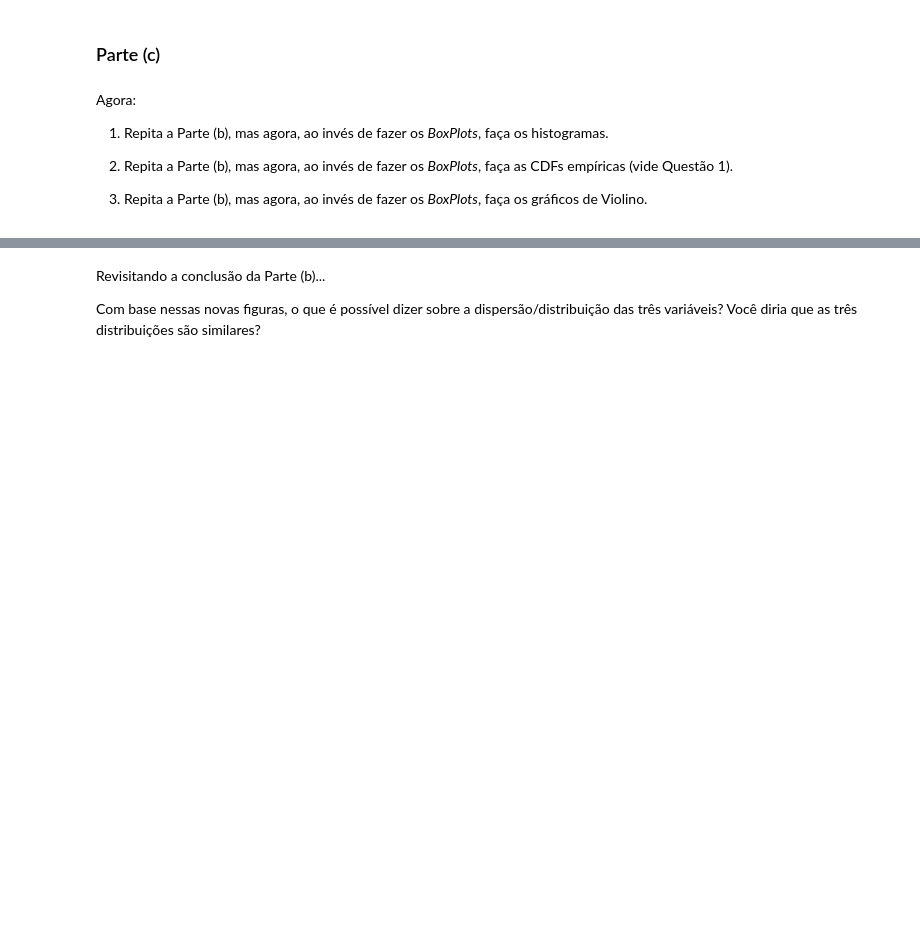
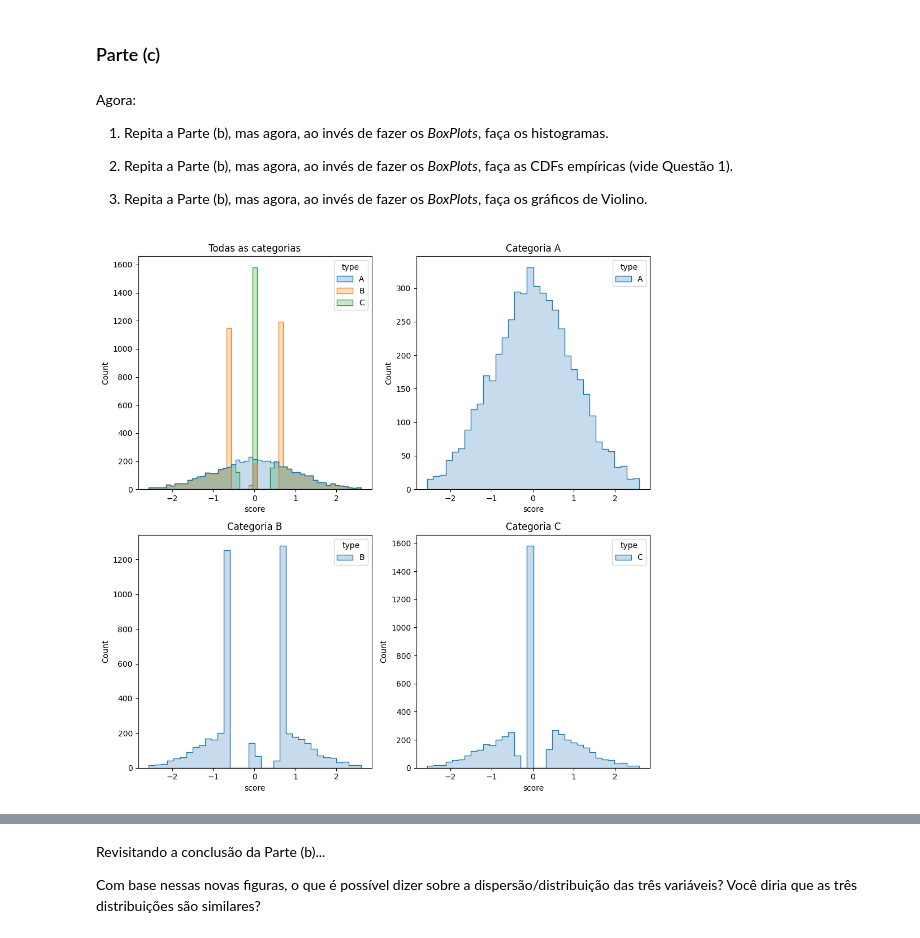
Before and after one commit to falconeee/CD-2025-2, a Jupyter notebook: lista_01.ipynb, the cells around one changed output, grey strips where cells are left out. Saved outputs shown, nothing was run; the diff lists cells and outputs as text; code cells hidden in the pictures; blank space fills up the shorter version.

```diff
--- a/lista_01.ipynb
+++ b/lista_01.ipynb
@@ -304,3 +323,11 @@ Leia o conjunto de dados e armazene-o em um `DataFrame` do `Pandas`.
+# %%
+mask_A = df_dados_q4.type == 'A'
+mask_B = df_dados_q4.type == 'B'
+mask_C = df_dados_q4.type == 'C'
+
+df_dados_q4_A = df_dados_q4[mask_A]
+df_dados_q4_B = df_dados_q4[mask_B]
+df_dados_q4_C = df_dados_q4[mask_C]
 # %% [markdown]
 ### Parte (b)
 # %% [markdown]
@@ -320,3 +359,22 @@ Agora:
 2. Repita a Parte (b), mas agora, ao invés de fazer os *BoxPlots*, faça as CDFs empíricas (vide Questão 1).
 
 3. Repita a Parte (b), mas agora, ao invés de fazer os *BoxPlots*, faça os gráficos de Violino.
+# %%
+fig, axes = plt.subplots(2, 2, figsize=(10, 10))
+
+sns.histplot(data=df_dados_q4, x='score', hue='type',element='step', ax=axes[0,0]);
+axes[0,0].set_title('Todas as categorias')
+
+sns.histplot(data=df_dados_q4_A, x='score', hue='type', element='step', ax=axes[0,1]);
+axes[0,1].set_title('Categoria A')
+
+sns.histplot(data=df_dados_q4_B, x='score', hue='type', element='step', ax=axes[1,0]);
+axes[1,0].set_title('Categoria B')
+
+sns.histplot(data=df_dados_q4_C, x='score', hue='type', element='step', ax=axes[1,1]);
+axes[1,1].set_title('Categoria C')
+
+plt.tight_layout()
+plt.show()
+# %% [output]
+[figure, added]
```
Also changed, not shown: parts of 26 cells of this notebook, 2 other files.
